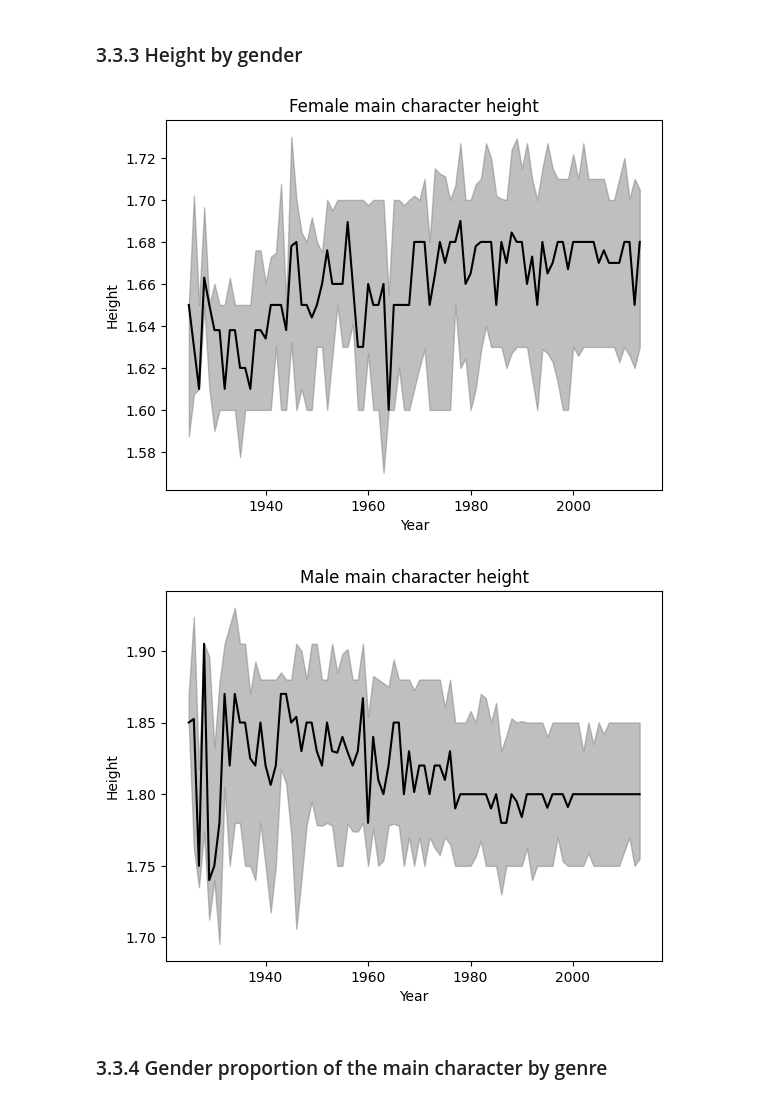
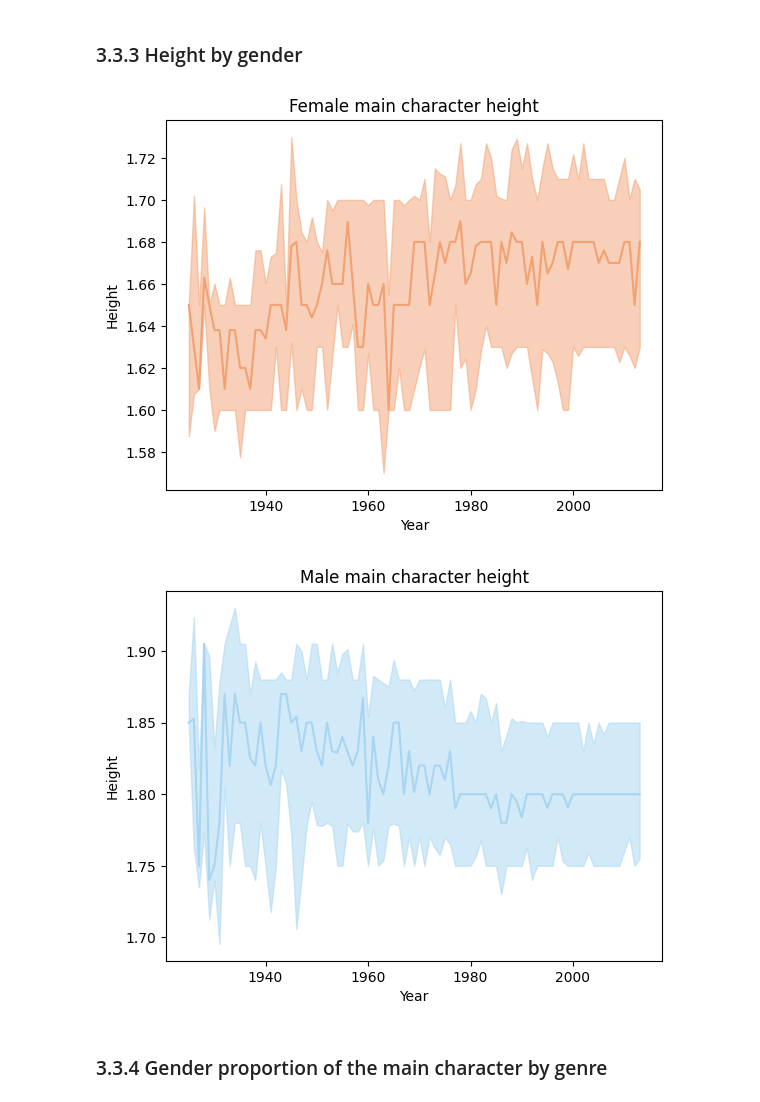
Before and after one commit to epfl-ada/ada-2022-project-r4d4r, a Jupyter notebook: BigNotebook.ipynb, the cells around one changed output. Saved outputs shown, nothing was run; the diff lists cells and outputs as text; code cells hidden in the pictures.

```diff
--- a/BigNotebook.ipynb
+++ b/BigNotebook.ipynb
@@ -385,6 +387,18 @@ MOVIE_DATA.to_csv("data/movie_processed.csv")
 # II. Insights of the data
 # %%
 df_movies = pd.read_csv("data/movie_processed.csv", index_col=0)
+# %%
+# Color palette
+DARK_BLUE_COLOR = "#0367A6"
+LIGHT_BLUE_COLOR = "#A7D5F2"
+SKY_BLUE_COLOR = "#D8E8F2"
+ORANGE_COLOR = "#F2A172"
+DARK_PINK_COLOR = "#F27D72"
+LIGHT_PINK_COLOR = "#F2D8D8"
+WHITE_COLOR = "#FFFFFF"
+
+# img path
+IMG_PATH = "img/"
 # %% [markdown]
 ### 2.1 Movie production evolution
 # %%
@@ -648,22 +667,24 @@ df_character_M_height = df_character[df_character["actor_gender"] == "M"][["movi
 df_character_F_height = df_character_F_height[df_character_F_height["count"] >= 5]
 df_character_M_height = df_character_M_height[df_character_M_height["count"] >= 5]
 # %%
-plt.fill_between(df_character_F_height.index, df_character_F_height["25%"].values, df_character_F_height["75%"].values, alpha = 0.5, color = 'gray')
-plt.plot(df_character_F_height.index, df_character_F_height["50%"].values, color = 'black')
+plt.fill_between(df_character_F_height.index, df_character_F_height["25%"].values, df_character_F_height["75%"].values, alpha = 0.5, color = ORANGE_COLOR)
+plt.plot(df_character_F_height.index, df_character_F_height["50%"].values, color = ORANGE_COLOR)
 plt.xlabel('Year')
 plt.ylabel('Height')
 plt.title('Female main character height')
+plt.savefig(IMG_PATH+"Female main character height.png")
 plt.show()
 
-plt.fill_between(df_character_M_height.index, df_character_M_height["25%"].values, df_character_M_height["75%"].values, alpha = 0.5, color = 'gray')
-plt.plot(df_character_M_height.index, df_character_M_height["50%"].values, color = 'black')
+plt.fill_between(df_character_M_height.index, df_character_M_height["25%"].values, df_character_M_height["75%"].values, alpha = 0.5, color = LIGHT_BLUE_COLOR)
+plt.plot(df_character_M_height.index, df_character_M_height["50%"].values, color = LIGHT_BLUE_COLOR)
 plt.xlabel('Year')
 plt.ylabel('Height')
 plt.title('Male main character height')
+plt.savefig(IMG_PATH+"Male main character height.png")
 plt.show()
 # %% [output]
-[figure, old version]
+[figure, new version]
-[figure, old version]
+[figure, new version]
 # %% [markdown]
 ### 3.3.4 Gender proportion of the main character by genre
 # %%
```
Also changed, not shown: parts of 23 cells of this notebook, 13 other files.
